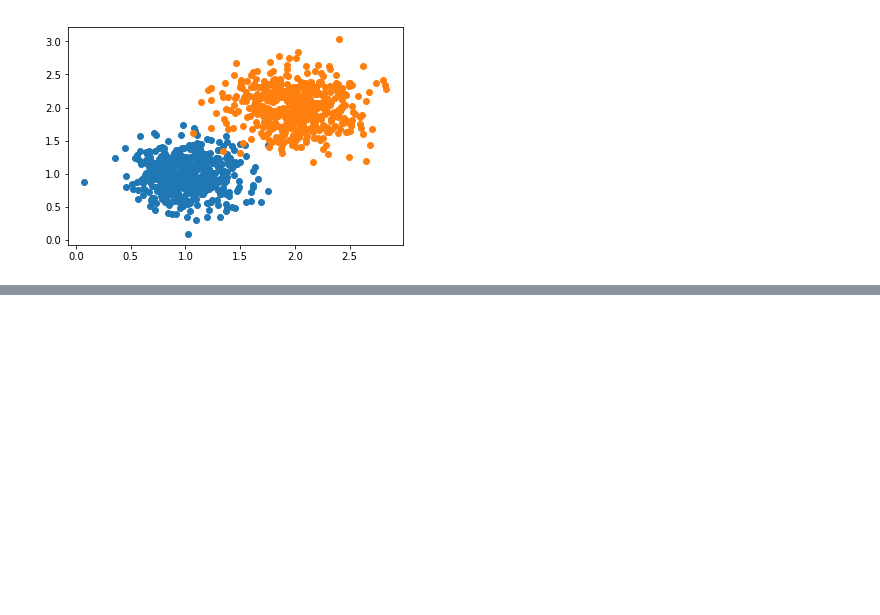
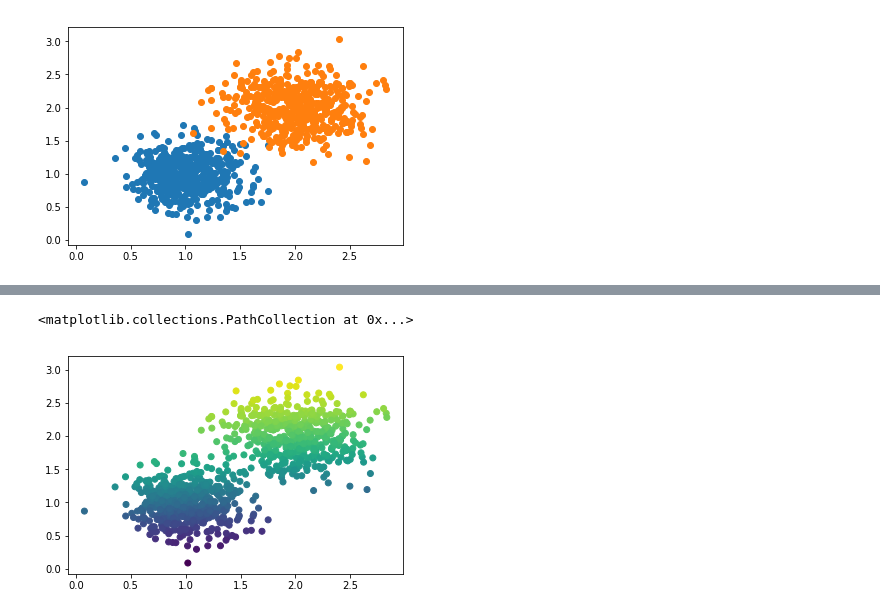
Before and after one commit to Markus-Goetz/gks-2019, a Jupyter notebook: Logistic Regression.ipynb, the cells around one changed output, grey strips where cells are left out. Cells and saved outputs as stored; diff of their text form; code cells hidden in the pictures; blank space fills up the shorter version.

```diff
--- a/Logistic Regression.ipynb
+++ b/Logistic Regression.ipynb
@@ -88,0 +157,5 @@ ax2.scatter(ms, ns, c=ls)
+# %%
+plt.scatter(*zip(*xs), c=model.predict(xs, batchSize).reshape(nSamples, ))
+# %% [output]
+<matplotlib.collections.PathCollection at 0x...>
+[figure, added]
```
Also changed, not shown: parts of 14 cells of this notebook.
